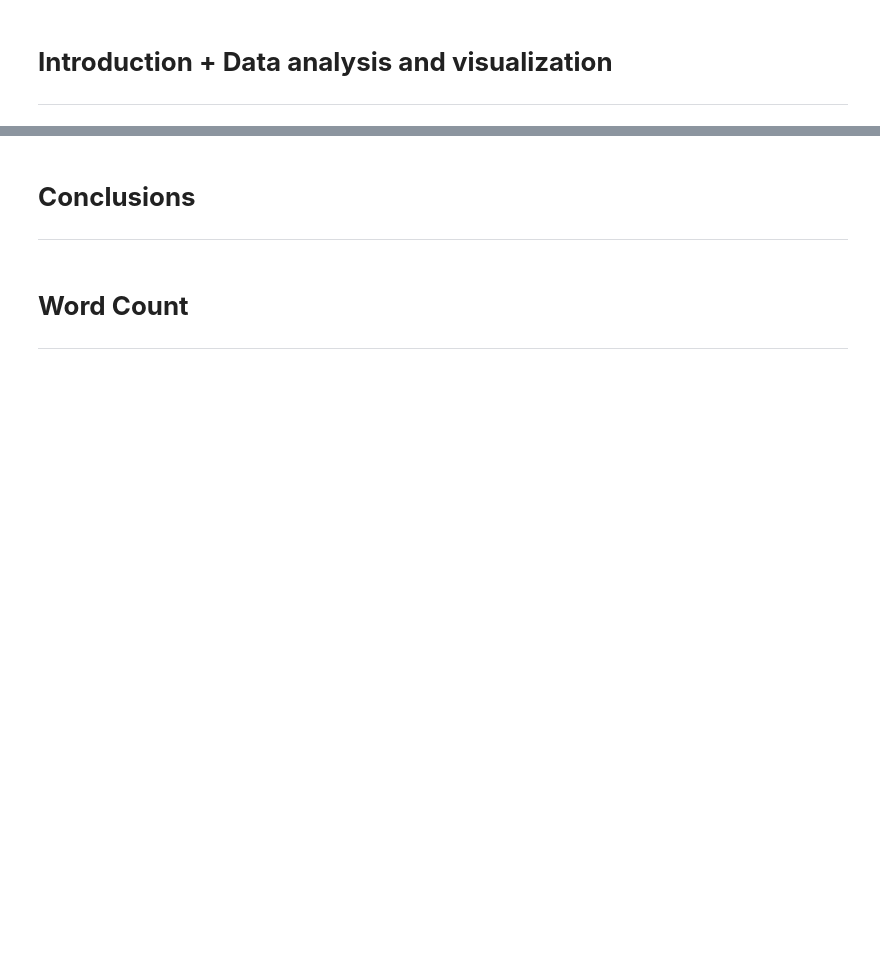
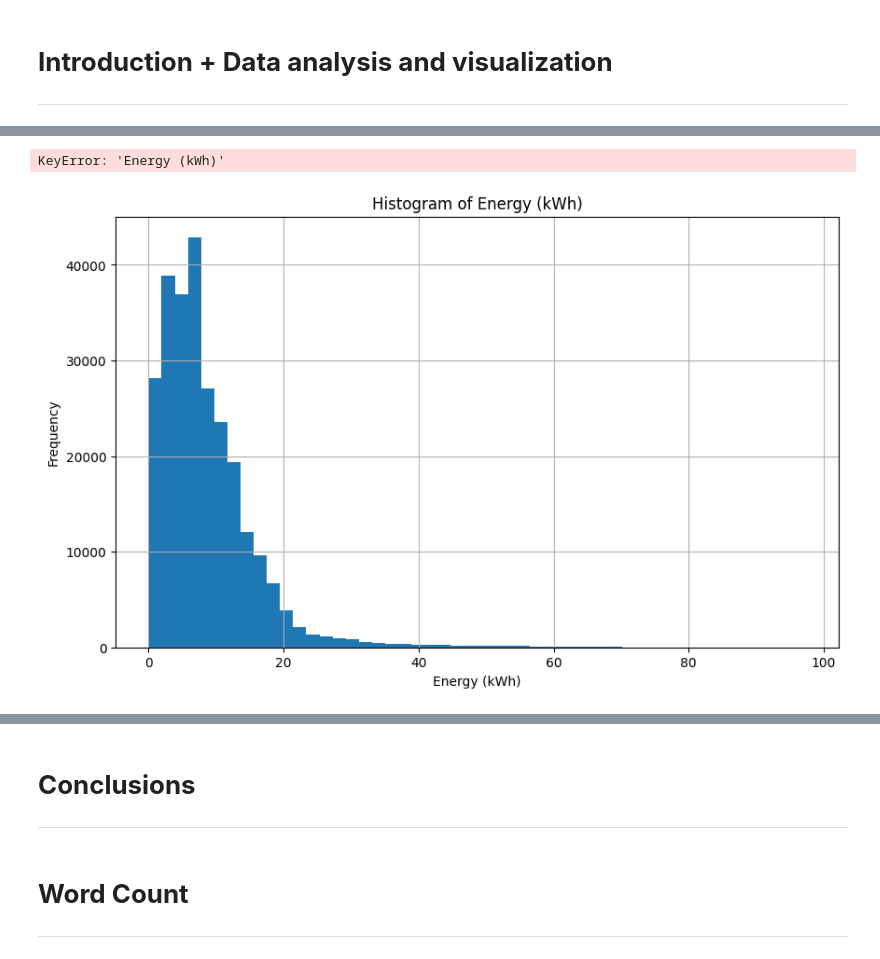
Before and after one commit to DitteGilsfeldt/42577-Introduction-to_Business_Analytics__Project, a Jupyter notebook: Project.ipynb, the cells around one changed output, grey strips where cells are left out. Cells and saved outputs as stored; diff of their text form; code cells hidden in the pictures; blank space fills up the shorter version.

```diff
--- a/Project.ipynb
+++ b/Project.ipynb
@@ -3,0 +17,2 @@
+# %%
+data = pd.read_csv('EVChargingStationUsage.csv')
@@ -3,0 +61,8 @@
+# %%
+# Convert 'Start Date' and 'End Date' using 'errors=coerce' to convert invalid values to NaT (Not a Time)
+data['Start Date'] = pd.to_datetime(data['Start Date'], errors='coerce')
+data['End Date'] = pd.to_datetime(data['End Date'], errors='coerce')
+data['Charging Time (hh:mm:ss)'] = pd.to_timedelta(data['Charging Time (hh:mm:ss)'], errors='coerce')
+
+# Verify the conversion
+print(data[['Start Date', 'End Date']].head())
@@ -3,0 +111,15 @@
+# %%
+Energy = data['Energy (kWh)']
+Energy
+# %% [output]
+KeyError: 'Energy (kWh)'
+# %%
+Energy.hist(bins=50, figsize=(10, 6))
+
+plt.title('Histogram of Energy (kWh)')
+plt.xlabel('Energy (kWh)')
+plt.ylabel('Frequency')
+
+plt.show()
+# %% [output]
+[figure, added]
```
Also changed, not shown: parts of 25 cells of this notebook, 1 other file.
